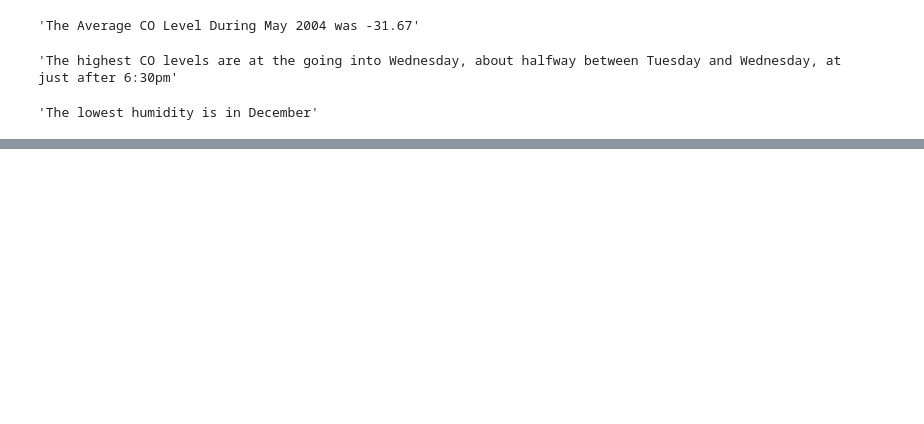
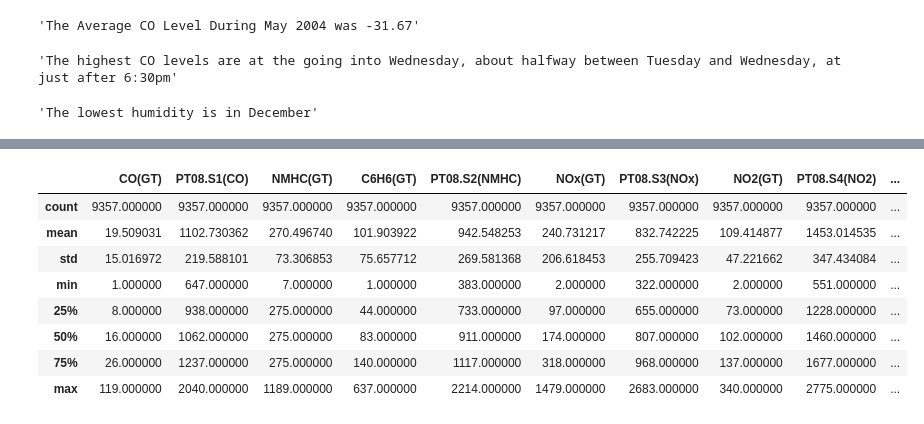
Before and after one commit to ewalsh/timed_pytest, a Jupyter notebook: timed_pytest.ipynb, the cells around one changed output, grey strips where cells are left out. Drawn from its saved outputs; the diff is of its cells as text; code cells hidden in the pictures; blank space fills up the shorter version.

```diff
--- a/timed_pytest.ipynb
+++ b/timed_pytest.ipynb
@@ -92,0 +116,3 @@ mean_avg_ah[mean_avg_ah["AH"] == min(mean_avg_ah["AH"])]
+# %%
+airqual = pd.read_csv('./AirQualityUCI/AirQualityUCI.csv', sep=";", thousands=",", parse_dates=["Date","Time"])
+airqual.info()
@@ -92,0 +137,6 @@ mean_avg_ah[mean_avg_ah["AH"] == min(mean_avg_ah["AH"])]
+# %%
+# lets remove the nulls # first the columns
+airqual = airqual.iloc[:,:15]
+# then the rows
+airqual = airqual.dropna()
+airqual.info()
@@ -92,0 +161,17 @@ mean_avg_ah[mean_avg_ah["AH"] == min(mean_avg_ah["AH"])]
+# %%
+# now, we should replace the missing values that are represented as -200 or -2000
+airqual.replace(to_replace=-200,value=None,inplace=True)
+airqual.replace(to_replace=-2000,value=None,inplace=True)
+# I find it most likely that these are sensor failures, so I will backfill this data to the most recent measurement
+airqual.fillna(method='bfill',inplace=True)
+airqual.describe()
+# %% [output]
+|  | CO(GT) | PT08.S1(CO) | NMHC(GT) | C6H6(GT) | PT08.S2(NMHC) | NOx(GT) | PT08.S3(NOx) | NO2(GT) | PT08.S4(NO2) | ... |
+| count | 9357.000000 | 9357.000000 | 9357.000000 | 9357.000000 | 9357.000000 | 9357.000000 | 9357.000000 | 9357.000000 | 9357.000000 | ... |
+| mean | 19.509031 | 1102.730362 | 270.496740 | 101.903922 | 942.548253 | 240.731217 | 832.742225 | 109.414877 | 1453.014535 | ... |
+| std | 15.016972 | 219.588101 | 73.306853 | 75.657712 | 269.581368 | 206.618453 | 255.709423 | 47.221662 | 347.434084 | ... |
+| min | 1.000000 | 647.000000 | 7.000000 | 1.000000 | 383.000000 | 2.000000 | 322.000000 | 2.000000 | 551.000000 | ... |
+| 25% | 8.000000 | 938.000000 | 275.000000 | 44.000000 | 733.000000 | 97.000000 | 655.000000 | 73.000000 | 1228.000000 | ... |
+| 50% | 16.000000 | 1062.000000 | 275.000000 | 83.000000 | 911.000000 | 174.000000 | 807.000000 | 102.000000 | 1460.000000 | ... |
+| 75% | 26.000000 | 1237.000000 | 275.000000 | 140.000000 | 1117.000000 | 318.000000 | 968.000000 | 137.000000 | 1677.000000 | ... |
+| max | 119.000000 | 2040.000000 | 1189.000000 | 637.000000 | 2214.000000 | 1479.000000 | 2683.000000 | 340.000000 | 2775.000000 | ... |
```
Also changed, not shown: parts of 38 cells of this notebook, 1 other file.
